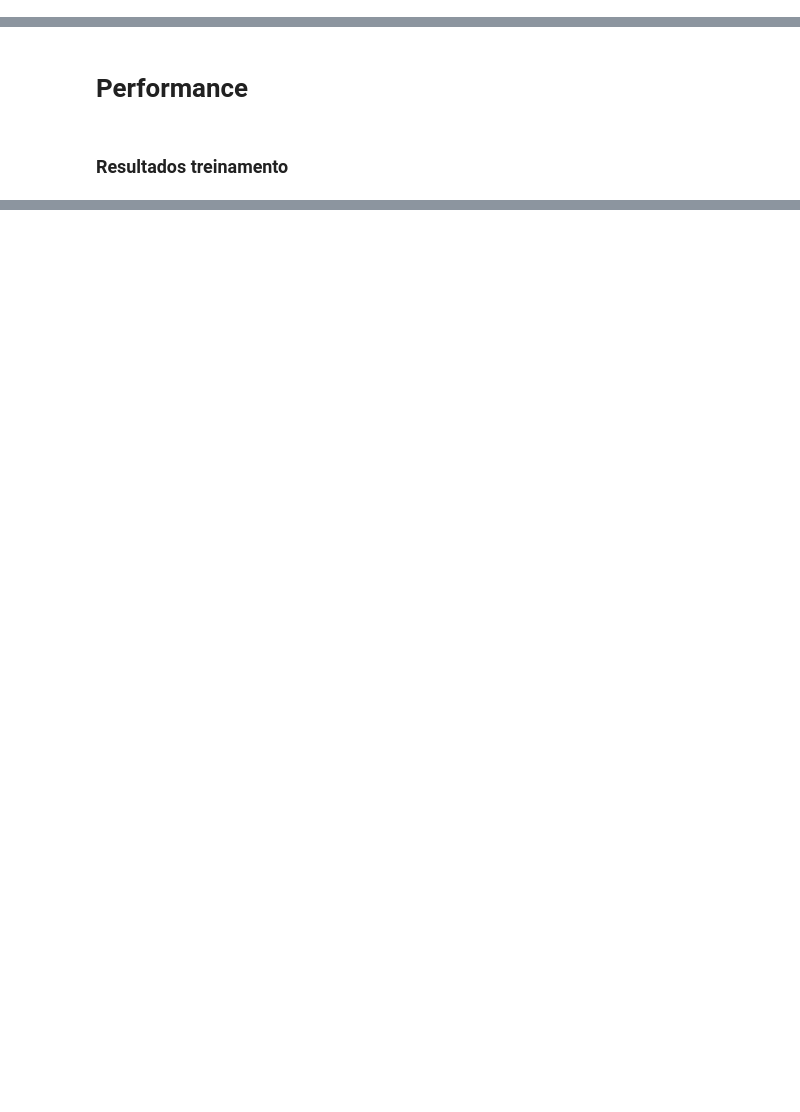
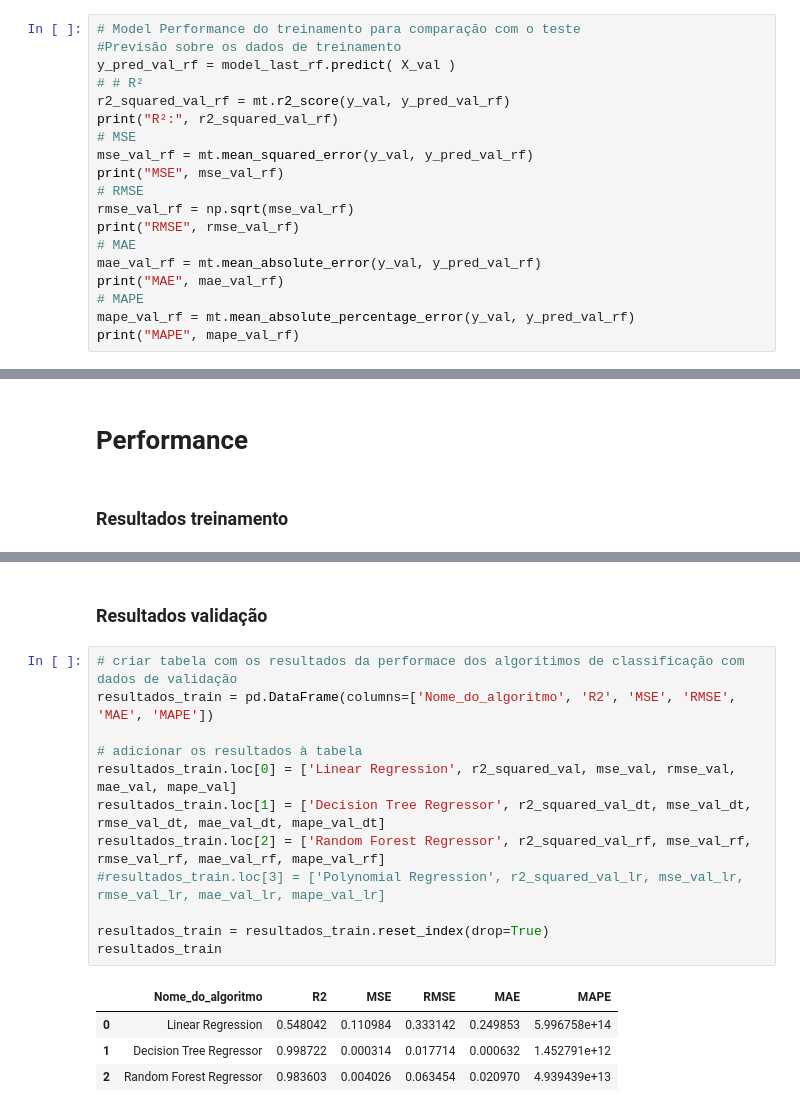
Before and after one commit to alvaro-morais-png/ensaio-machine-learning, a Jupyter notebook: ensaios/regressao/regressao_teste.ipynb, the cells around one changed output, grey strips where cells are left out. Drawn from its saved outputs; the diff is of its cells as text; blank space fills up the shorter version.

```diff
--- a/ensaios/regressao/regressao_teste.ipynb
+++ b/ensaios/regressao/regressao_teste.ipynb
@@ -164,0 +266,19 @@ MAPE 304318253797.3582
+# %%
+# Model Performance do treinamento para comparação com o teste
+#Previsão sobre os dados de treinamento
+y_pred_val_rf = model_last_rf.predict( X_val )
+# # R²
+r2_squared_val_rf = mt.r2_score(y_val, y_pred_val_rf)
+print("R²:", r2_squared_val_rf)
+# MSE
+mse_val_rf = mt.mean_squared_error(y_val, y_pred_val_rf)
+print("MSE", mse_val_rf)
+# RMSE
+rmse_val_rf = np.sqrt(mse_val_rf)
+print("RMSE", rmse_val_rf)
+# MAE
+mae_val_rf = mt.mean_absolute_error(y_val, y_pred_val_rf)
+print("MAE", mae_val_rf)
+# MAPE
+mape_val_rf = mt.mean_absolute_percentage_error(y_val, y_pred_val_rf)
+print("MAPE", mape_val_rf)
@@ -183,0 +356,19 @@ resultados_train
+# %% [markdown]
+### Resultados validação
+# %%
+# criar tabela com os resultados da performace dos algorítimos de classificação com dados de validação
+resultados_train = pd.DataFrame(columns=['Nome_do_algoritmo', 'R2', 'MSE', 'RMSE', 'MAE', 'MAPE'])
+
+# adicionar os resultados à tabela
+resultados_train.loc[0] = ['Linear Regression', r2_squared_val, mse_val, rmse_val, mae_val, mape_val]
+resultados_train.loc[1] = ['Decision Tree Regressor', r2_squared_val_dt, mse_val_dt, rmse_val_dt, mae_val_dt, mape_val_dt]
+resultados_train.loc[2] = ['Random Forest Regressor', r2_squared_val_rf, mse_val_rf, rmse_val_rf, mae_val_rf, mape_val_rf]
+#resultados_train.loc[3] = ['Polynomial Regression', r2_squared_val_lr, mse_val_lr, rmse_val_lr, mae_val_lr, mape_val_lr]
+
+resultados_train = resultados_train.reset_index(drop=True)
+resultados_train
+# %% [output]
+|  | Nome_do_algoritmo | R2 | MSE | RMSE | MAE | MAPE |
+| 0 | Linear Regression | 0.548042 | 0.110984 | 0.333142 | 0.249853 | 5.996758e+14 |
+| 1 | Decision Tree Regressor | 0.998722 | 0.000314 | 0.017714 | 0.000632 | 1.452791e+12 |
+| 2 | Random Forest Regressor | 0.983603 | 0.004026 | 0.063454 | 0.020970 | 4.939439e+13 |
```
Also changed, not shown: parts of 16 cells of this notebook.
